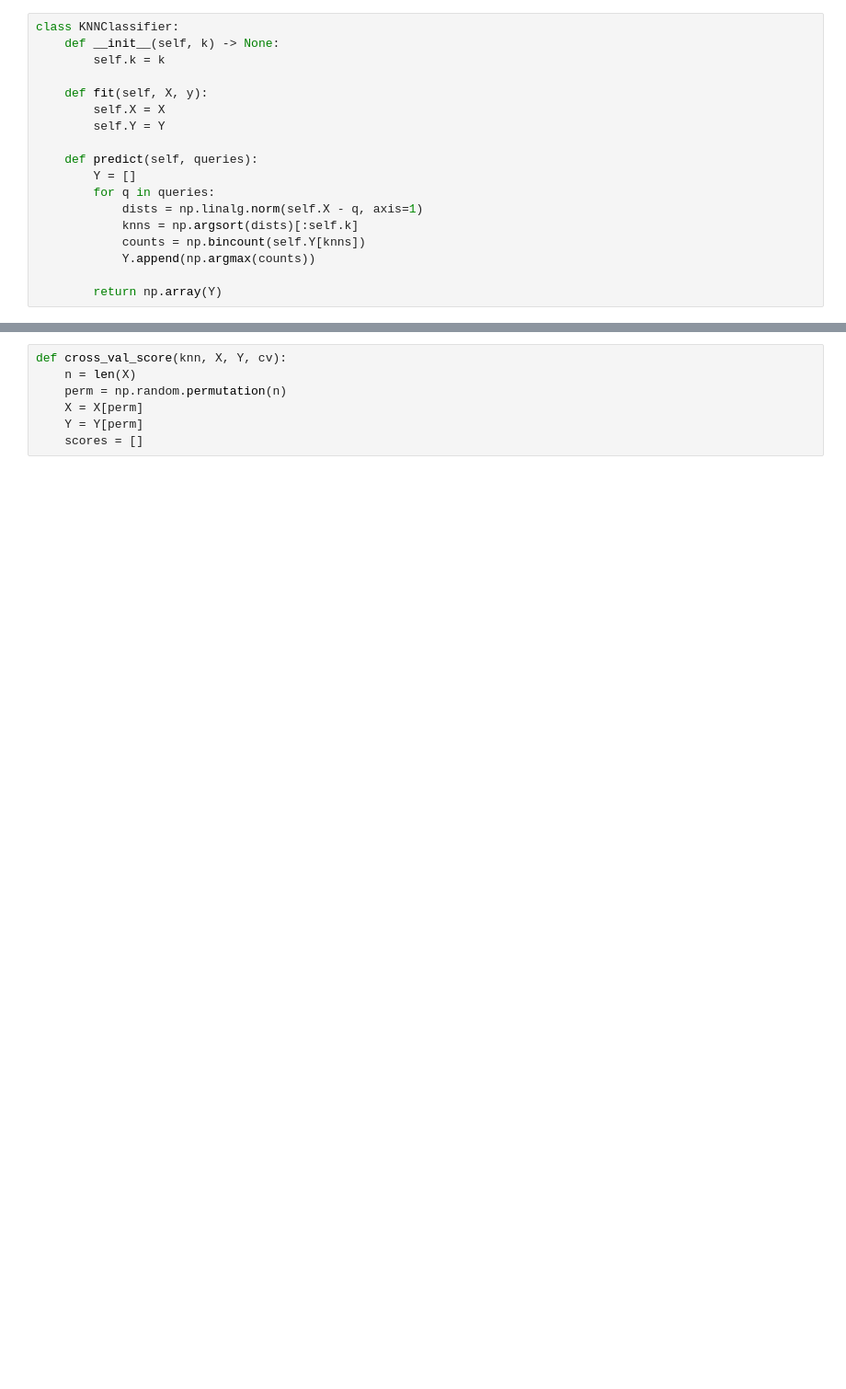
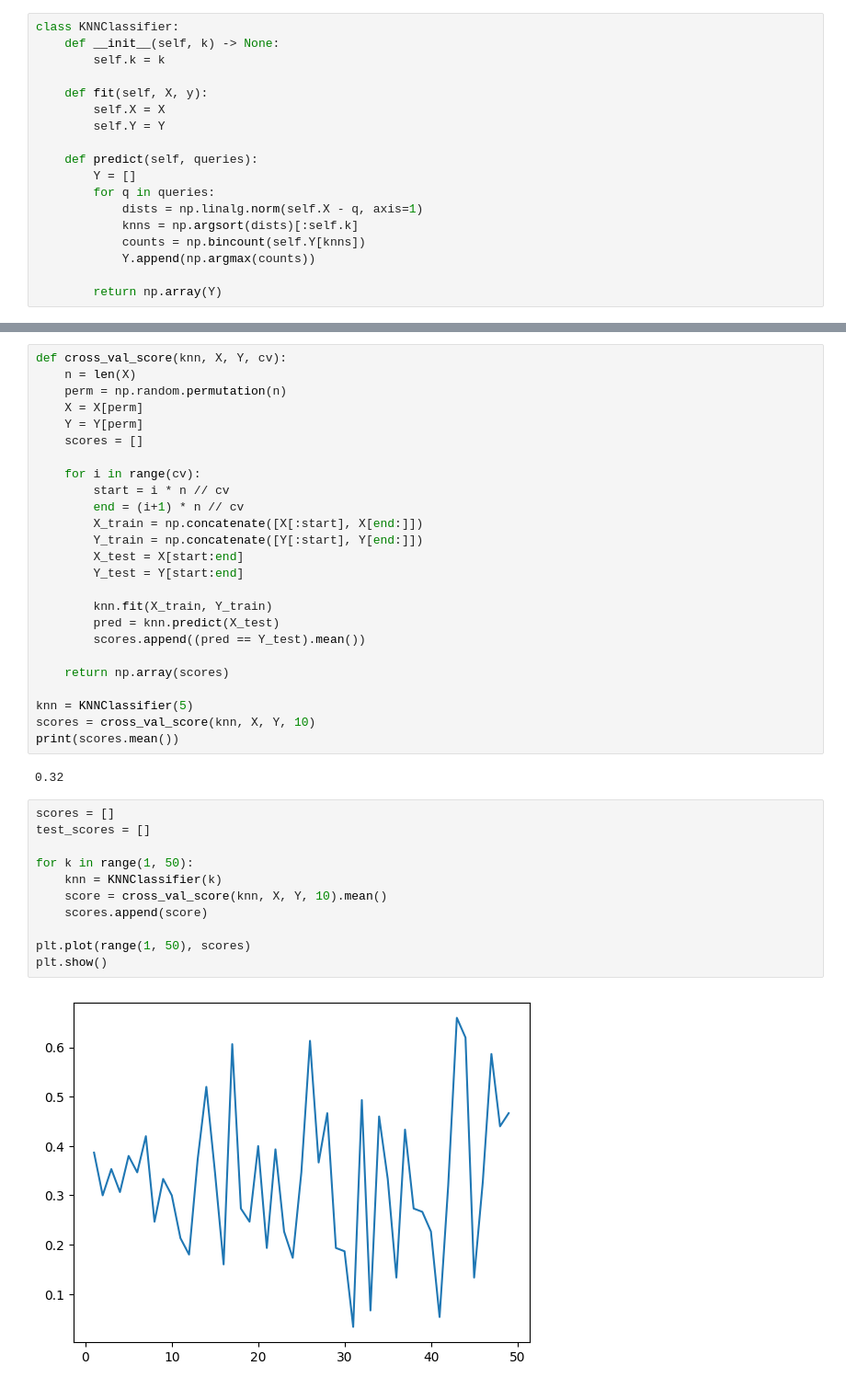
Before and after one commit to iinmv2486/ML_Textbook-pytorch-, a Jupyter notebook: Data_science/KNN.ipynb, the cells around one changed output, grey strips where cells are left out. Shown at 92% size. Cells and saved outputs as stored; diff of their text form; blank space fills up the shorter version.

```diff
--- a/Data_science/KNN.ipynb
+++ b/Data_science/KNN.ipynb
@@ -91,7 +91,40 @@ test accuracy:  0.36666666666666664
-# %%
-def cross_val_score(knn, X, Y, cv):
-    n = len(X)
-    perm = np.random.permutation(n)
-    X = X[perm]
-    Y = Y[perm]
-    scores = []
+# %%
+def cross_val_score(knn, X, Y, cv):
+    n = len(X)
+    perm = np.random.permutation(n)
+    X = X[perm]
+    Y = Y[perm]
+    scores = []
+
+    for i in range(cv):
+        start = i * n // cv
+        end = (i+1) * n // cv
+        X_train = np.concatenate([X[:start], X[end:]])
+        Y_train = np.concatenate([Y[:start], Y[end:]])
+        X_test = X[start:end]
+        Y_test = Y[start:end]
+
+        knn.fit(X_train, Y_train)
+        pred = knn.predict(X_test)
+        scores.append((pred == Y_test).mean())
+
+    return np.array(scores)
+
+knn = KNNClassifier(5)
+scores = cross_val_score(knn, X, Y, 10)
+print(scores.mean())
+# %% [output]
+0.32
+# %%
+scores = []
+test_scores = []
+
+for k in range(1, 50):
+    knn = KNNClassifier(k)
+    score = cross_val_score(knn, X, Y, 10).mean()
+    scores.append(score)
+
+plt.plot(range(1, 50), scores)
+plt.show()
+# %% [output]
+[figure, added]
```
Also changed, not shown: parts of 5 cells of this notebook, 3 other files.
